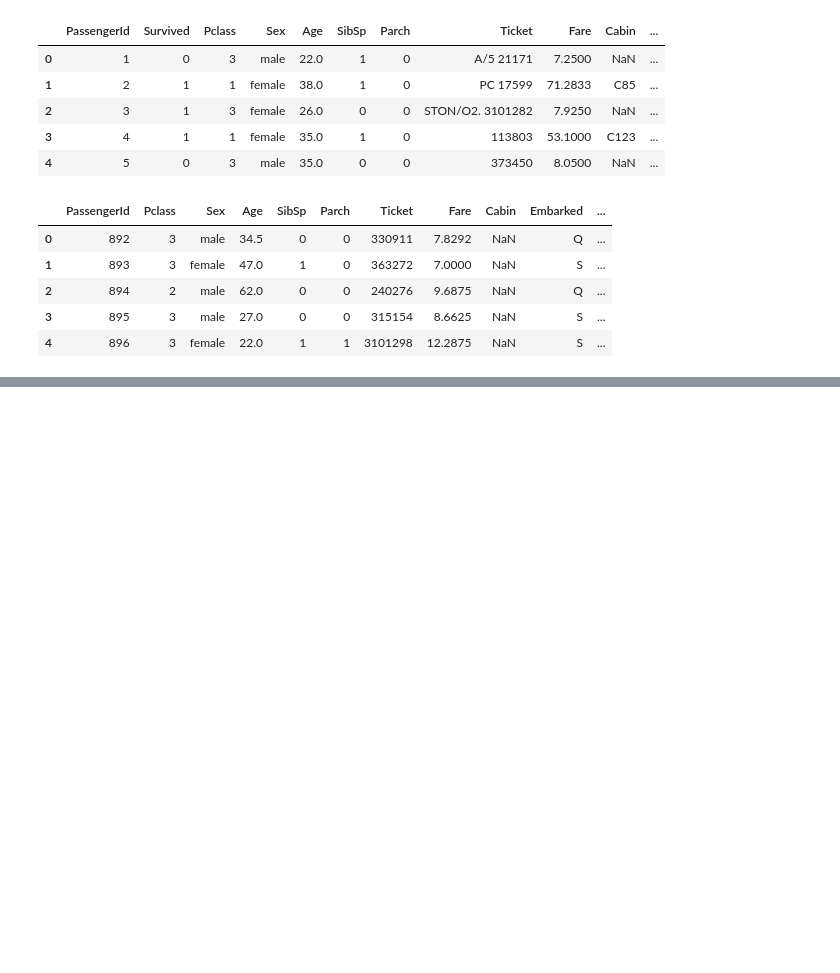
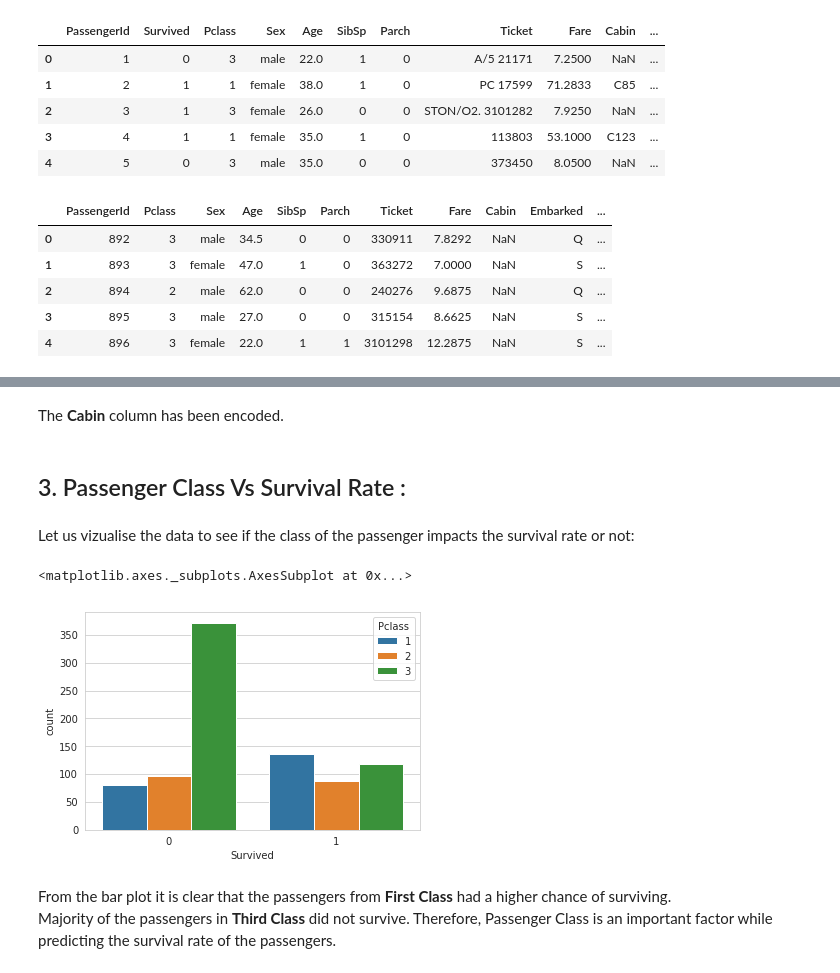
Before and after one commit to eshitagoel/Titanic_Survival, a Jupyter notebook: Titanic Survival.ipynb, the cells around one changed output, grey strips where cells are left out. Saved outputs shown, nothing was run; the diff lists cells and outputs as text; code cells hidden in the pictures; blank space fills up the shorter version.

```diff
--- a/Titanic Survival.ipynb
+++ b/Titanic Survival.ipynb
@@ -141,0 +206,16 @@ test.head()
+# %% [markdown]
+The <b>Cabin</b> column has been encoded.
+# %% [markdown]
+## 3. Passenger Class Vs Survival Rate :
+# %% [markdown]
+Let us vizualise the data to see if the class of the passenger impacts the survival rate or not:
+# %%
+sns.set_style("whitegrid")
+sns.countplot(x = "Survived", hue = "Pclass", data = train)
+# %% [output]
+<matplotlib.axes._subplots.AxesSubplot at 0x...>
+[figure, added]
+# %% [markdown]
+From the bar plot it is clear that the passengers from <b>First Class</b> had a higher chance of surviving. <br>
+Majority of the passengers in <b>Third Class</b> did not survive.
+Therefore, Passenger Class is an important factor while predicting the survival rate of the passengers.
```
Also changed, not shown: parts of 14 cells of this notebook.
